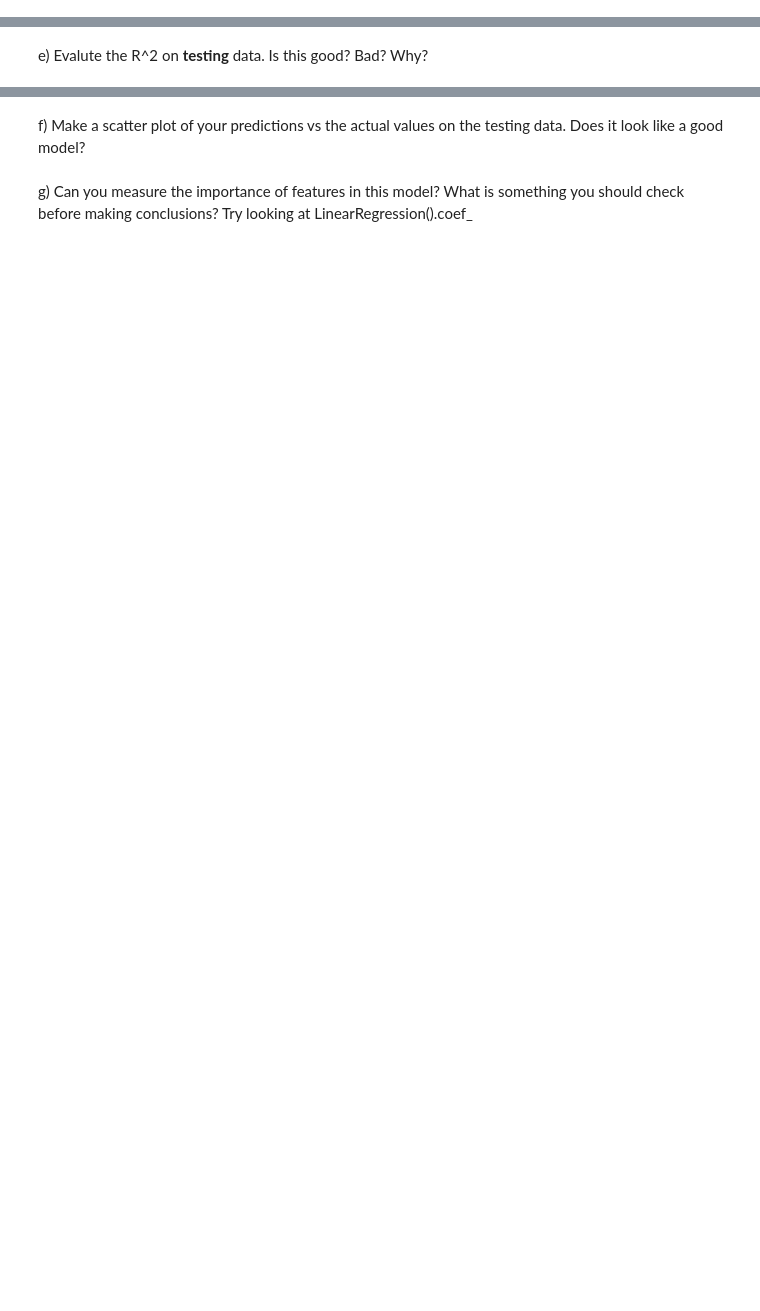
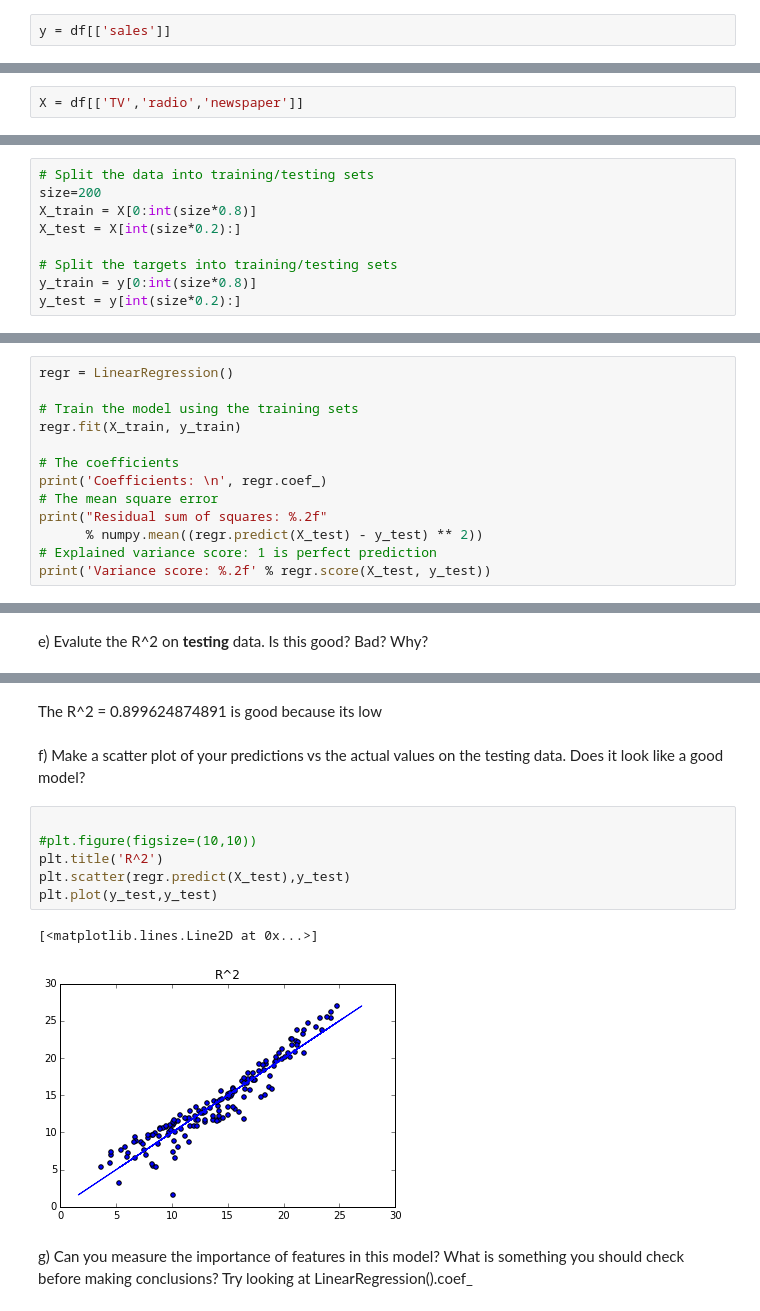
Before and after one commit to Columbia-Intro-Data-Science/python-introduction-puthes, a Jupyter notebook: homework1.ipynb, the cells around one changed output, grey strips where cells are left out. Cells and saved outputs as stored; diff of their text form; blank space fills up the shorter version.

```diff
--- a/homework1.ipynb
+++ b/homework1.ipynb
@@ -140,10 +182,36 @@ from sklearn.linear_model import LinearRegression
 # %% [markdown]
 
 a) Set y to be the sales in df
+# %%
+y = df[['sales']]
 # %% [markdown]
 
 b) Set X to be just the features described above in df
+# %%
+X = df[['TV','radio','newspaper']]
 # %% [markdown]
 c) Randomly split data into training and testing - 80% training, 20% testing.
+# %%
+# Split the data into training/testing sets
+size=200
+X_train = X[0:int(size*0.8)]
+X_test = X[int(size*0.2):]
+
+# Split the targets into training/testing sets
+y_train = y[0:int(size*0.8)]
+y_test = y[int(size*0.2):]
 # %% [markdown]
 d) Train model on training data, and make predictions on testing data
+# %%
+regr = LinearRegression()
+
+# Train the model using the training sets
+regr.fit(X_train, y_train)
+
+# The coefficients
+print('Coefficients: \n', regr.coef_)
+# The mean square error
+print("Residual sum of squares: %.2f"
+      % numpy.mean((regr.predict(X_test) - y_test) ** 2))
+# Explained variance score: 1 is perfect prediction
+print('Variance score: %.2f' % regr.score(X_test, y_test))
@@ -153,5 +232,17 @@ e) Evalute the R^2 on **testing** data. Is this good? Bad? Why?
+# %% [markdown]
+The R^2 =
+0.899624874891 is good because its low
 # %% [markdown]
 f) Make a scatter plot of your predictions vs the actual values on the testing data. Does it look like a good model?
+# %%
+
+#plt.figure(figsize=(10,10))
+plt.title('R^2')
+plt.scatter(regr.predict(X_test),y_test)
+plt.plot(y_test,y_test)
+# %% [output]
+[<matplotlib.lines.Line2D at 0x...>]
+[figure, added]
 # %% [markdown]
 
 g) Can you measure the importance of features in this model? What is something you should check before making conclusions? Try looking at LinearRegression().coef_
```
Also changed, not shown: parts of 20 cells of this notebook.
